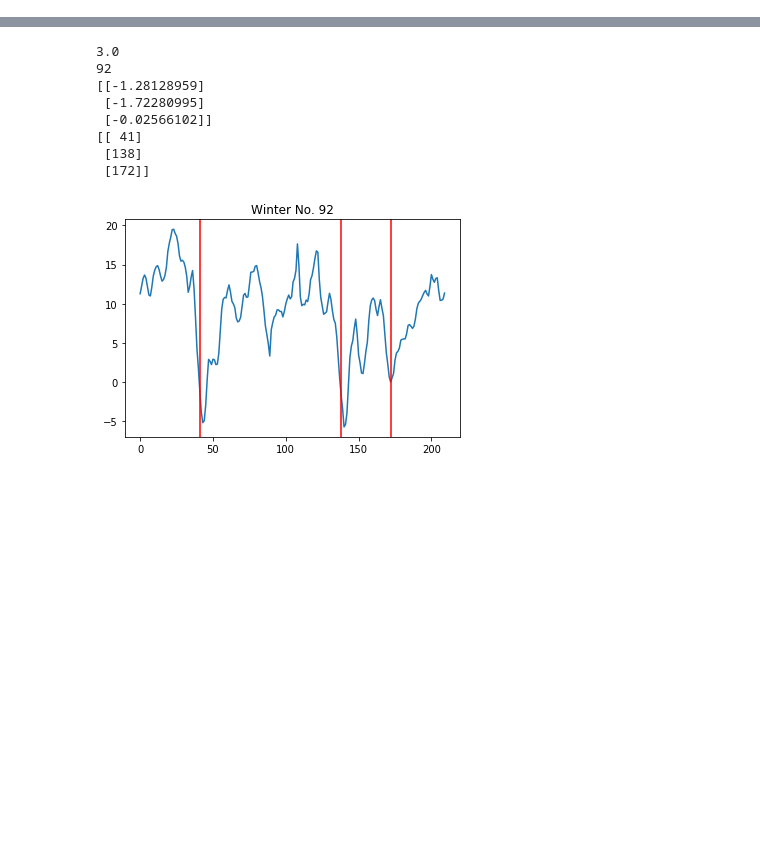
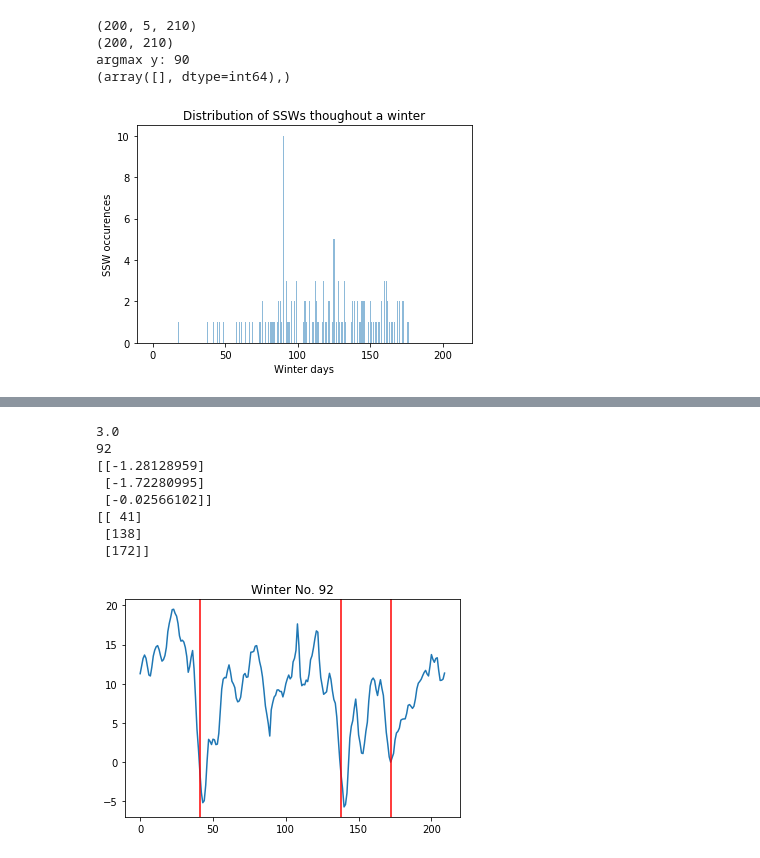
Before and after one commit to mcbuehler/ssw-prediction, a Jupyter notebook: notebooks/timeseries_exploration.ipynb, the cells around one changed output, grey strips where cells are left out. Drawn from its saved outputs; the diff is of its cells as text; code cells hidden in the pictures; blank space fills up the shorter version.

```diff
--- a/notebooks/timeseries_exploration.ipynb
+++ b/notebooks/timeseries_exploration.ipynb
@@ -65,0 +82,8 @@ plt.show()
+# %%
+plot_peak(dat_all[600:800])
+# %% [output]
+(200, 5, 210)
+(200, 210)
+argmax y: 90
+(array([], dtype=int64),)
+[figure, added]
```
Also changed, not shown: parts of 12 cells of this notebook.
